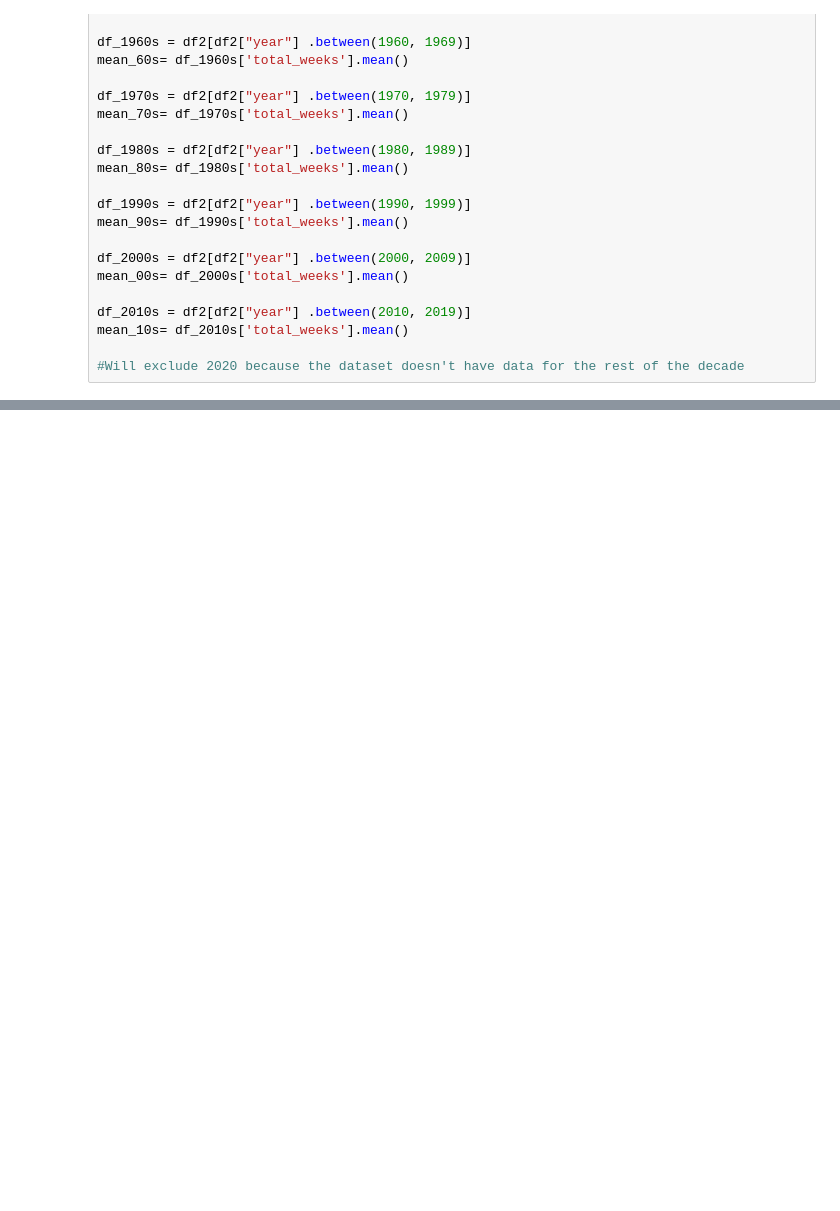
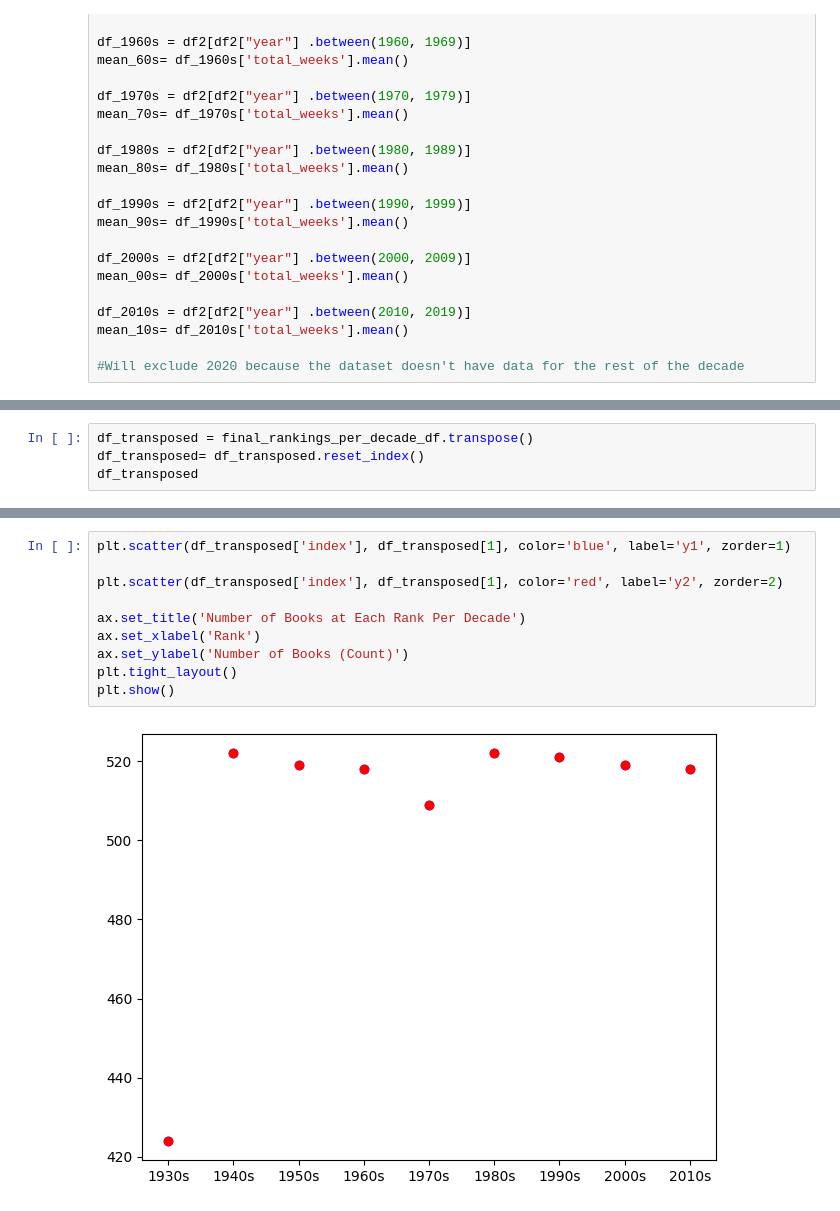
Before and after one commit to ada-xo-xo/dsrp, a Jupyter notebook: DSRP_2026_Adanna_Oji.ipynb, the cells around one changed output, grey strips where cells are left out. Drawn from its saved outputs; the diff is of its cells as text; blank space fills up the shorter version.

```diff
--- a/DSRP_2026_Adanna_Oji.ipynb
+++ b/DSRP_2026_Adanna_Oji.ipynb
@@ -198,0 +326,4 @@ df['rank'].value_counts()
+# %%
+df_transposed = final_rankings_per_decade_df.transpose()
+df_transposed= df_transposed.reset_index()
+df_transposed
@@ -198,0 +341,12 @@ df['rank'].value_counts()
+# %%
+plt.scatter(df_transposed['index'], df_transposed[1], color='blue', label='y1', zorder=1)
+
+plt.scatter(df_transposed['index'], df_transposed[1], color='red', label='y2', zorder=2)
+
+ax.set_title('Number of Books at Each Rank Per Decade')
+ax.set_xlabel('Rank')
+ax.set_ylabel('Number of Books (Count)')
+plt.tight_layout()
+plt.show()
+# %% [output]
+[figure, added]
```
Also changed, not shown: parts of 18 cells of this notebook.
